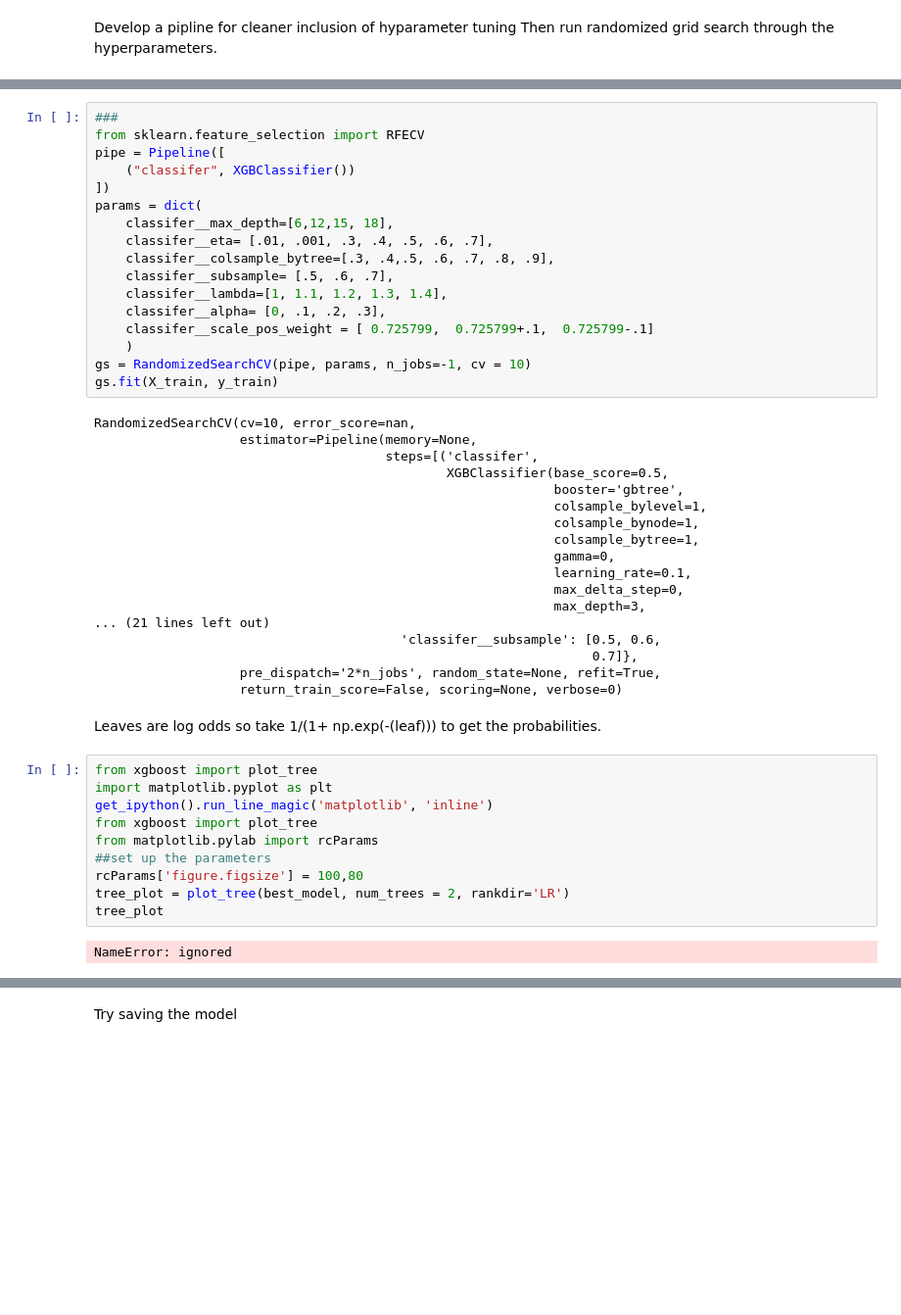
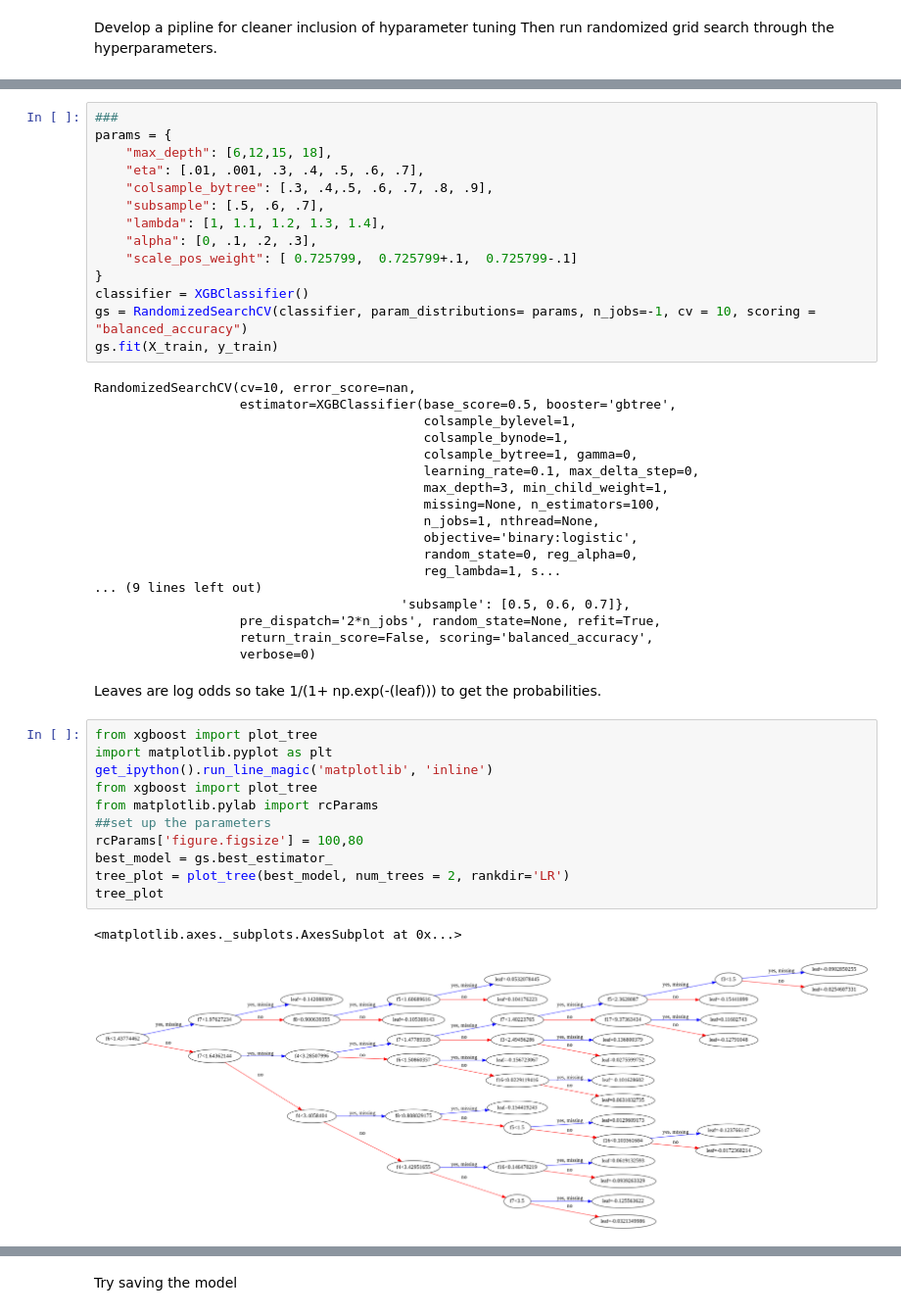
Before and after one commit to mhanauer/xgboost_drop_out_colab, a Jupyter notebook: xgboost_drop_out.ipynb, the cells around one changed output, grey strips where cells are left out. Shown at 98% size. Saved outputs shown, nothing was run; the diff lists cells and outputs as text; blank space fills up the shorter version.

```diff
--- a/xgboost_drop_out.ipynb
+++ b/xgboost_drop_out.ipynb
@@ -64,52 +175,51 @@ Then run randomized grid search through the hyperparameters.
 # %%
 ###
-from sklearn.feature_selection import RFECV
-pipe = Pipeline([
-    ("classifer", XGBClassifier())
-])
-params = dict(
-    classifer__max_depth=[6,12,15, 18],
-    classifer__eta= [.01, .001, .3, .4, .5, .6, .7],
-    classifer__colsample_bytree=[.3, .4,.5, .6, .7, .8, .9],
-    classifer__subsample= [.5, .6, .7],
-    classifer__lambda=[1, 1.1, 1.2, 1.3, 1.4],
-    classifer__alpha= [0, .1, .2, .3],
-    classifer__scale_pos_weight = [ 0.725799,  0.725799+.1,  0.725799-.1]
-    )
-gs = RandomizedSearchCV(pipe, params, n_jobs=-1, cv = 10)
+params = {
+    "max_depth": [6,12,15, 18],
+    "eta": [.01, .001, .3, .4, .5, .6, .7],
+    "colsample_bytree": [.3, .4,.5, .6, .7, .8, .9],
+    "subsample": [.5, .6, .7],
+    "lambda": [1, 1.1, 1.2, 1.3, 1.4],
+    "alpha": [0, .1, .2, .3],
+    "scale_pos_weight": [ 0.725799,  0.725799+.1,  0.725799-.1]
+}
+classifier = XGBClassifier()
+gs = RandomizedSearchCV(classifier, param_distributions= params, n_jobs=-1, cv = 10, scoring = "balanced_accuracy")
 gs.fit(X_train, y_train)
 # %% [output]
 RandomizedSearchCV(cv=10, error_score=nan,
-                   estimator=Pipeline(memory=None,
-                                      steps=[('classifer',
-                                              XGBClassifier(base_score=0.5,
-                                                            booster='gbtree',
-                                                            colsample_bylevel=1,
-                                                            colsample_bynode=1,
-                                                            colsample_bytree=1,
-                                                            gamma=0,
-                                                            learning_rate=0.1,
-                                                            max_delta_step=0,
-                                                            max_depth=3,
-... (21 lines left out)
-                                        'classifer__subsample': [0.5, 0.6,
-                                                                 0.7]},
+                   estimator=XGBClassifier(base_score=0.5, booster='gbtree',
+                                           colsample_bylevel=1,
+                                           colsample_bynode=1,
+                                           colsample_bytree=1, gamma=0,
+                                           learning_rate=0.1, max_delta_step=0,
+                                           max_depth=3, min_child_weight=1,
+                                           missing=None, n_estimators=100,
+                                           n_jobs=1, nthread=None,
+                                           objective='binary:logistic',
+                                           random_state=0, reg_alpha=0,
+                                           reg_lambda=1, s...
+... (9 lines left out)
+                                        'subsample': [0.5, 0.6, 0.7]},
                    pre_dispatch='2*n_jobs', random_state=None, refit=True,
-                   return_train_score=False, scoring=None, verbose=0)
+                   return_train_score=False, scoring='balanced_accuracy',
+                   verbose=0)
 # %% [markdown]
 Leaves are log odds so take 1/(1+ np.exp(-(leaf))) to get the probabilities.
 # %%
 from xgboost import plot_tree
 import matplotlib.pyplot as plt
 get_ipython().run_line_magic('matplotlib', 'inline')
 from xgboost import plot_tree
 from matplotlib.pylab import rcParams
 ##set up the parameters
 rcParams['figure.figsize'] = 100,80
+best_model = gs.best_estimator_
 tree_plot = plot_tree(best_model, num_trees = 2, rankdir='LR')
 tree_plot
 # %% [output]
-NameError: ignored
+<matplotlib.axes._subplots.AxesSubplot at 0x...>
+[figure, added]
 # %%
 import numpy as np
 from sklearn.metrics import precision_recall_curve
```
Also changed, not shown: parts of 24 cells of this notebook.
